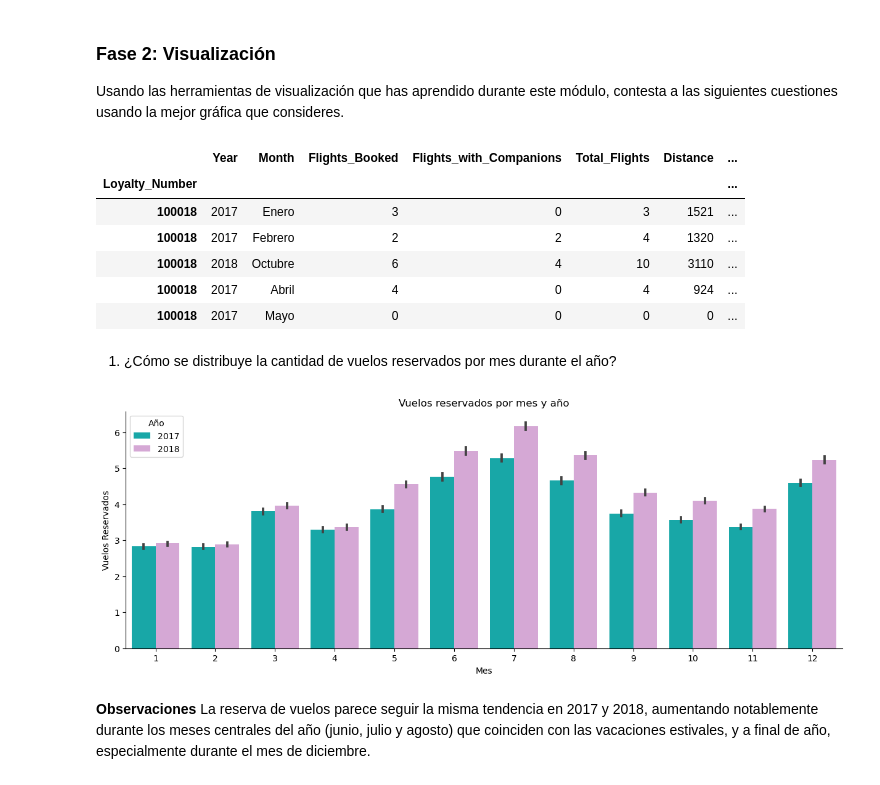
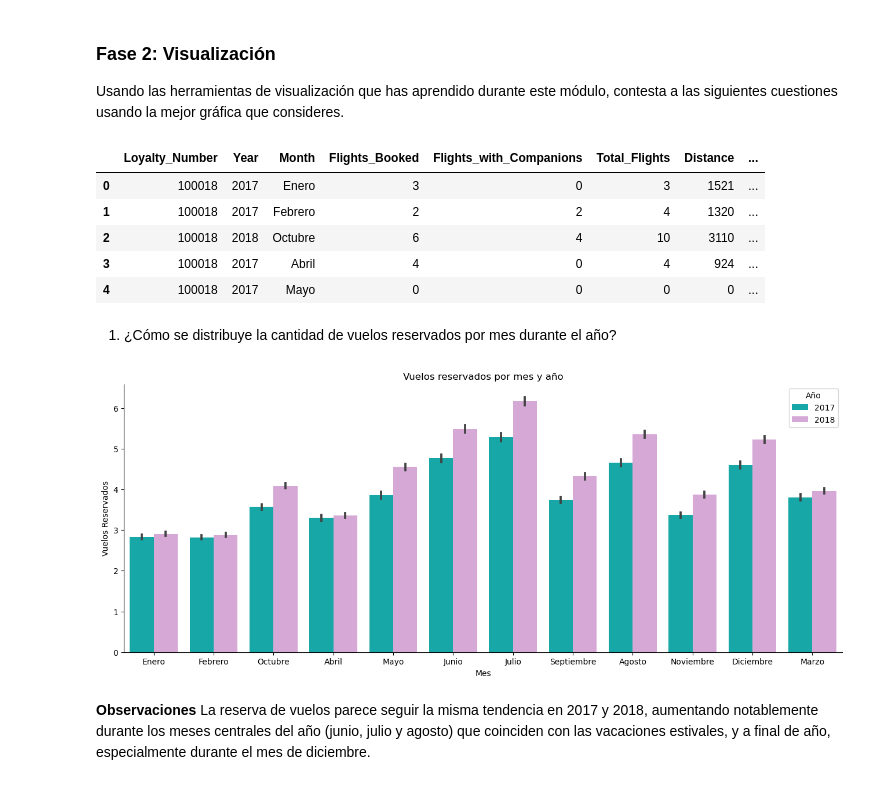
Before and after one commit to Adalab/bda-modulo-3-evaluacion-final-TaniaGraff, a Jupyter notebook: fase2_visualizacion.ipynb, the cells around one changed output. Saved outputs shown, nothing was run; the diff lists cells and outputs as text; code cells hidden in the pictures.

Commit message:
Vuelvo a repetir el mismo ejercicio tras recordar que todos los datos están en inglés, así que vuelvo a cambiar las columnas de Month y Enrollment Month.

```diff
--- a/fase2_visualizacion.ipynb
+++ b/fase2_visualizacion.ipynb
@@ -18,32 +18,31 @@ pd.set_option('display.max_columns', None)
 # %%
 #Abro el csv CLIENTES.
 archivo_csv = '/Users/Tania_1/Desktop/ADALAB/MODULO_3/bda-modulo-3-evaluacion-final-TaniaGraff/data/output_data/customer_combined.csv'
-df = pd.read_csv(archivo_csv, index_col=0)
+df = pd.read_csv(archivo_csv)
 df.head()
 # %% [output]
-|  | Year | Month | Flights_Booked | Flights_with_Companions | Total_Flights | Distance | ... |
-| Loyalty_Number |  |  |  |  |  |  | ... |
-| 100018 | 2017 | Enero | 3 | 0 | 3 | 1521 | ... |
-| 100018 | 2017 | Febrero | 2 | 2 | 4 | 1320 | ... |
-| 100018 | 2018 | Octubre | 6 | 4 | 10 | 3110 | ... |
-| 100018 | 2017 | Abril | 4 | 0 | 4 | 924 | ... |
-| 100018 | 2017 | Mayo | 0 | 0 | 0 | 0 | ... |
+|  | Loyalty_Number | Year | Month | Flights_Booked | Flights_with_Companions | Total_Flights | Distance | ... |
+| 0 | 100018 | 2017 | Enero | 3 | 0 | 3 | 1521 | ... |
+| 1 | 100018 | 2017 | Febrero | 2 | 2 | 4 | 1320 | ... |
+| 2 | 100018 | 2018 | Octubre | 6 | 4 | 10 | 3110 | ... |
+| 3 | 100018 | 2017 | Abril | 4 | 0 | 4 | 924 | ... |
+| 4 | 100018 | 2017 | Mayo | 0 | 0 | 0 | 0 | ... |
 # %% [markdown]
 1. ¿Cómo se distribuye la cantidad de vuelos reservados por mes durante el año?
 # %%
 #Como son dos columnas numéricas y una categórica uso un gráfico de barras o barplot.
 colores = ['c', 'plum']
 
-plt.figure(figsize=(15, 5))
+plt.figure(figsize=(16, 6))
 sns.barplot(x='Month', y='Flights_Booked', hue='Year', data=df, palette=colores)
 plt.xlabel('Mes')
 plt.ylabel('Vuelos Reservados')
 plt.title('Vuelos reservados por mes y año')
 plt.legend(title='Año')
 plt.gca().spines['right'].set_visible(False)
 plt.gca().spines['top'].set_visible(False);
 # %% [output]
-[figure, old version]
+[figure, new version]
 # %% [markdown]
 **Observaciones** La reserva de vuelos parece seguir la misma tendencia en 2017 y 2018, aumentando notablemente durante los meses centrales del año  (junio, julio y agosto) que coinciden con las vacaciones estivales, y a final de año, especialmente durante el mes de diciembre.
 # %% [markdown]
```
Also changed, not shown: 2 other files.
